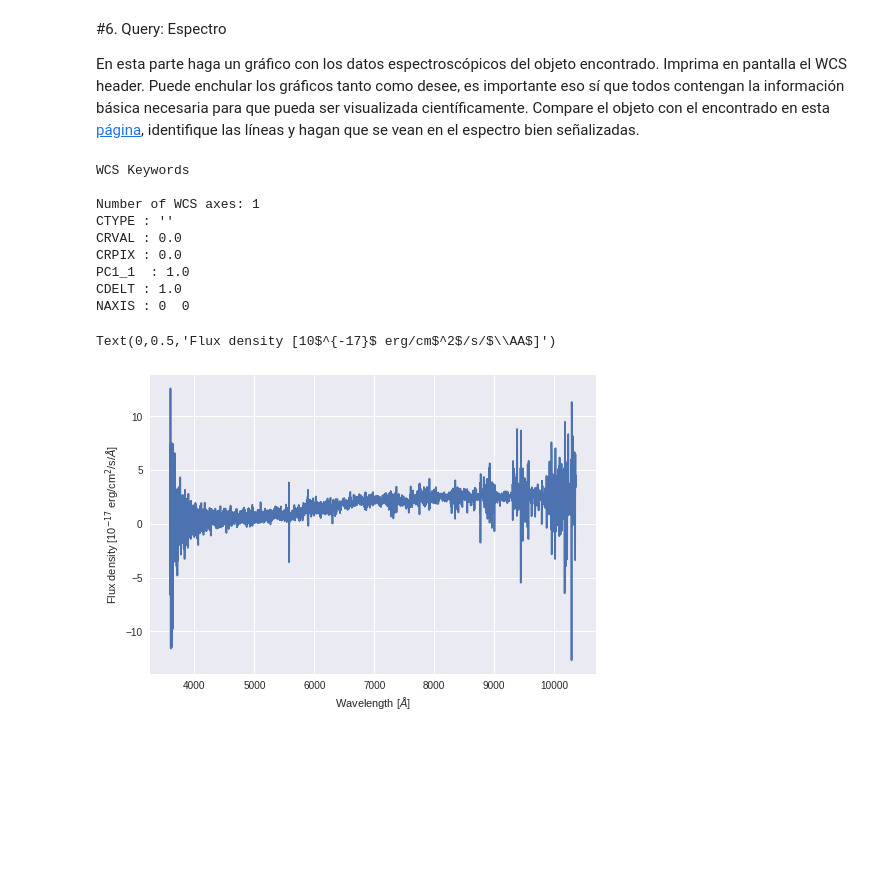
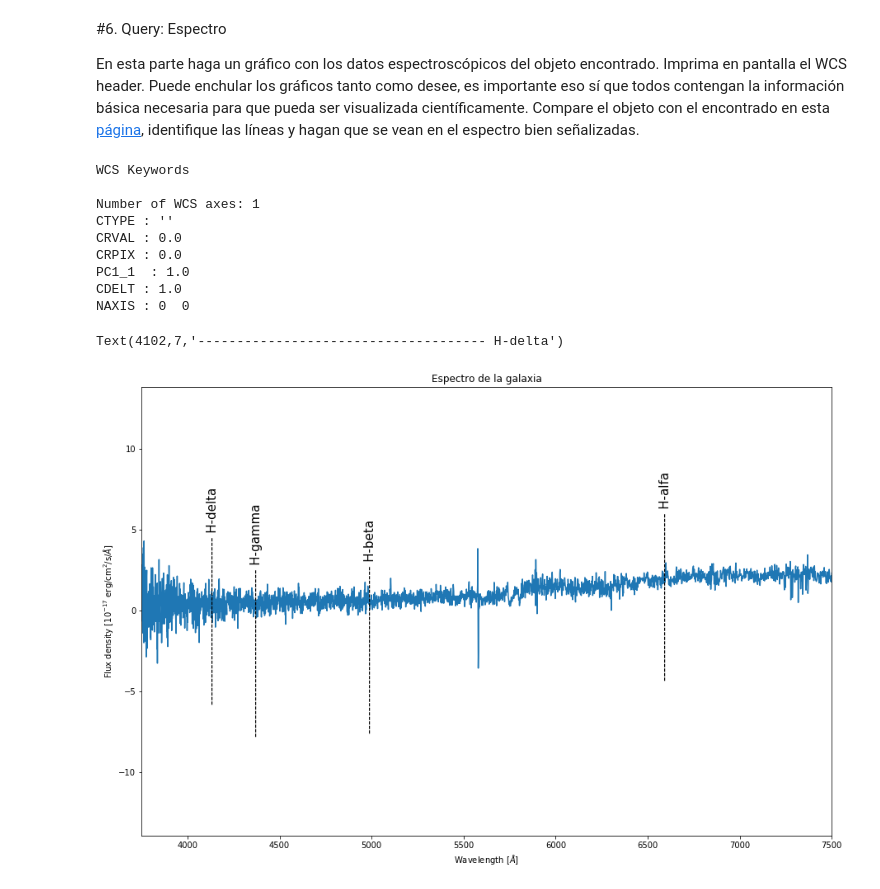
Before and after one commit to SimonSanfeliu/minitarea4, a Jupyter notebook: minitarea4.ipynb, the cells around one changed output. Drawn from its saved outputs; the diff is of its cells as text; code cells hidden in the pictures; blank space fills up the shorter version.

```diff
--- a/minitarea4.ipynb
+++ b/minitarea4.ipynb
@@ -361,24 +361,29 @@ En esta parte haga un gráfico con los datos espectroscópicos del objeto encont
 # %%
 print WCS(sp[0][0].header)
 fits = sp[0]
 scidata = fits[1].data
 flux = scidata['flux']
 lam = scidata['loglam']
 
-plt.figure(figsize = (20,10))
+plt.figure(figsize = (15,10))
 plt.plot(10**(lam), flux)
+plt.xlim(3750,7500)
 plt.xlabel('Wavelength [$\AA$]')
 plt.ylabel('Flux density [10$^{-17}$ erg/cm$^2$/s/$\AA$]')
 plt.title('Espectro de la galaxia')
+plt.text(6563, 8, '------------------------------------- H-alfa', rotation = 90, fontsize = 15)
+plt.text(4961, 5, '------------------------------------- H-beta', rotation = 90, fontsize = 15)
+plt.text(4341, 6, '------------------------------------- H-gamma', rotation = 90, fontsize = 15)
+plt.text(4102, 7, '------------------------------------- H-delta', rotation = 90, fontsize = 15)
 # %% [output]
 WCS Keywords
 
 Number of WCS axes: 1
 CTYPE : ''
 CRVAL : 0.0
 CRPIX : 0.0
 PC1_1  : 1.0
 CDELT : 1.0
 NAXIS : 0  0
-Text(0,0.5,'Flux density [10$^{-17}$ erg/cm$^2$/s/$\\AA$]')
+Text(4102,7,'------------------------------------- H-delta')
-[figure, old version]
+[figure, new version]
```
